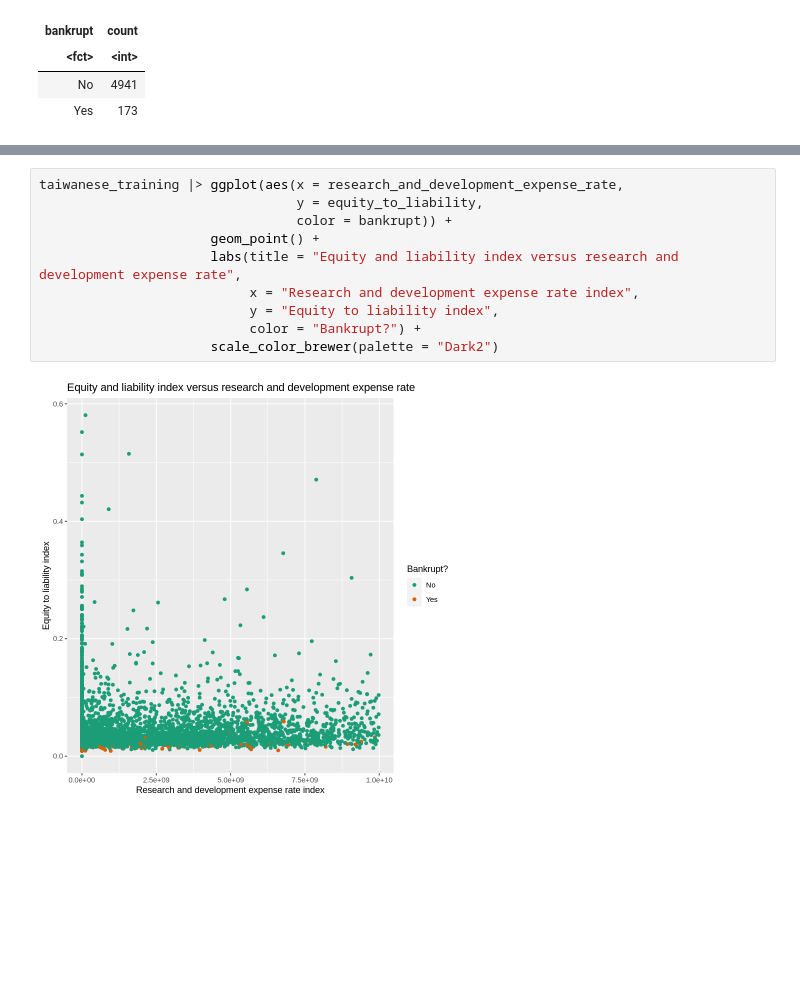
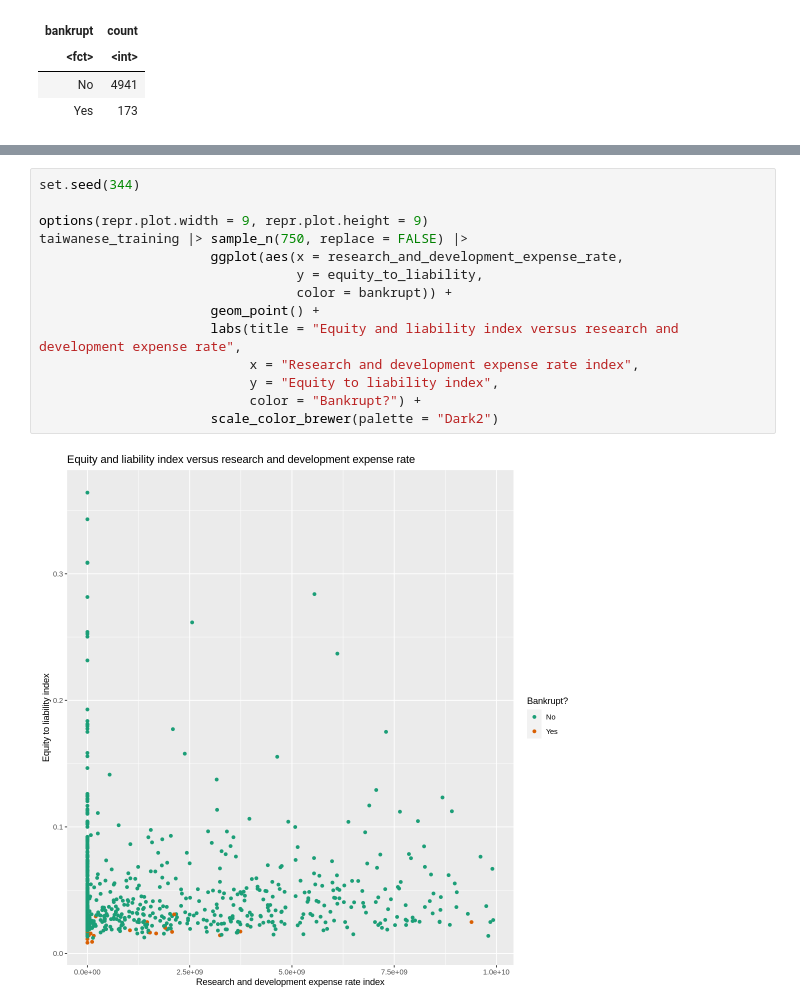
Before and after one commit to GaryHilares/dsci100-2023w1-group00820, a Jupyter notebook: report.ipynb, the cells around one changed output, grey strips where cells are left out. Drawn from its saved outputs; the diff is of its cells as text; blank space fills up the shorter version.

```diff
--- a/report.ipynb
+++ b/report.ipynb
@@ -88,12 +96,16 @@ A tibble: 2 × 2
 # %%
-taiwanese_training |> ggplot(aes(x = research_and_development_expense_rate,
+set.seed(344)
+
+options(repr.plot.width = 9, repr.plot.height = 9)
+taiwanese_training |> sample_n(750, replace = FALSE) |>
+                      ggplot(aes(x = research_and_development_expense_rate,
                                  y = equity_to_liability,
                                  color = bankrupt)) +
                       geom_point() +
                       labs(title = "Equity and liability index versus research and development expense rate",
                            x = "Research and development expense rate index",
                            y = "Equity to liability index",
                            color = "Bankrupt?") +
                       scale_color_brewer(palette = "Dark2")
 # %% [output]
-[figure, old version]
+[figure, new version]
```
Also changed, not shown: parts of 20 cells of this notebook.
